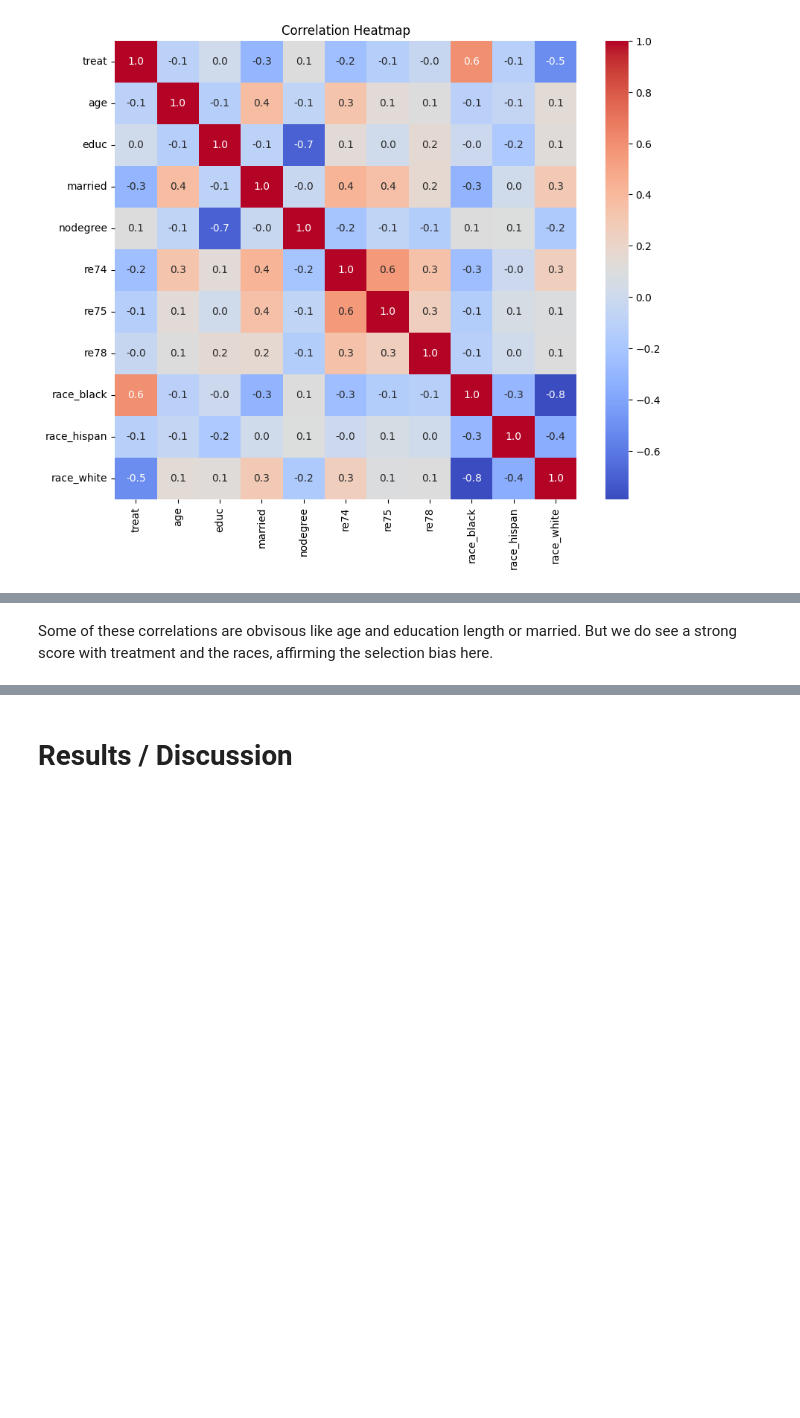
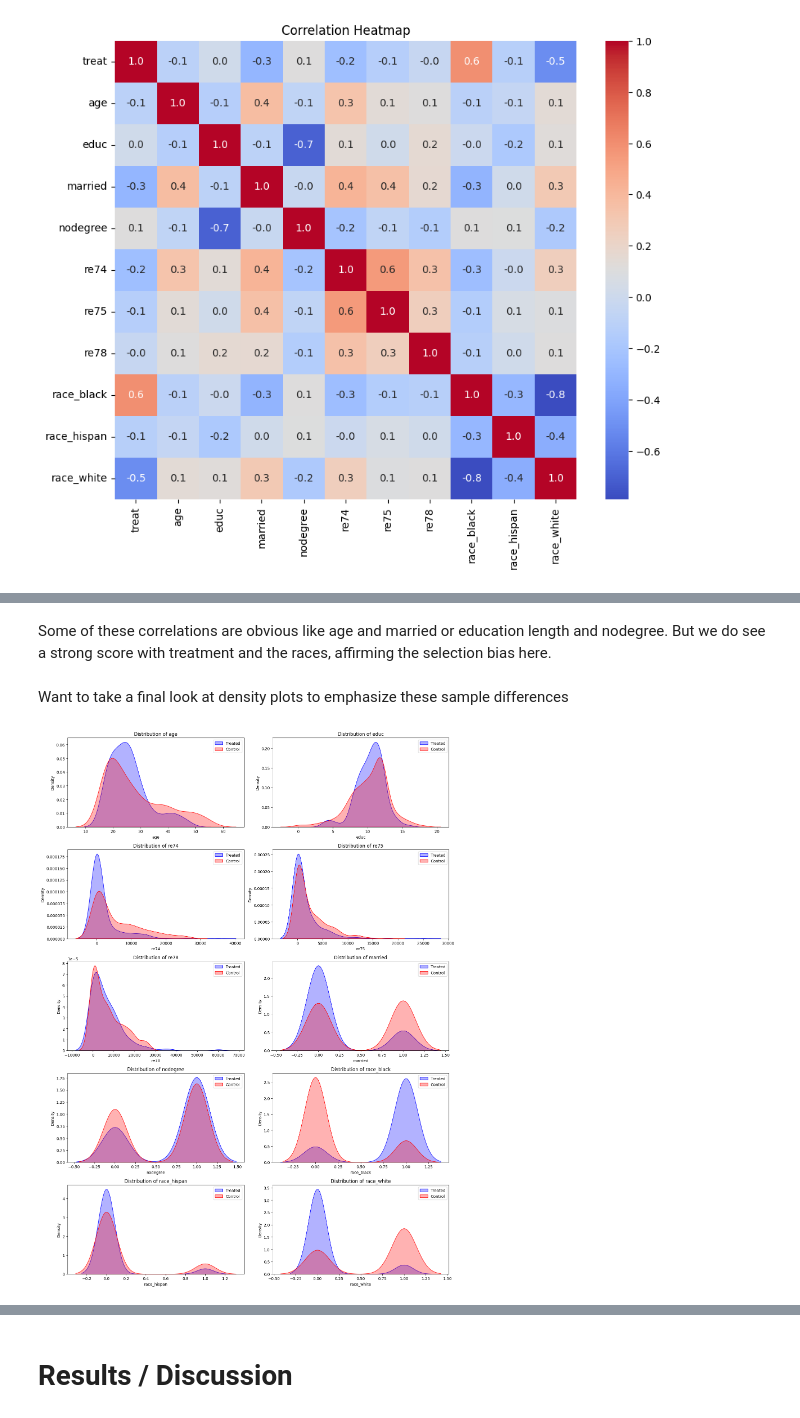
Before and after one commit to anicholson6/Personal-Portfolio, a Jupyter notebook: propensity/propensity_score_match.ipynb, the cells around one changed output, grey strips where cells are left out. Saved outputs shown, nothing was run; the diff lists cells and outputs as text; code cells hidden in the pictures; blank space fills up the shorter version.

```diff
--- a/propensity/propensity_score_match.ipynb
+++ b/propensity/propensity_score_match.ipynb
@@ -124,4 +128,27 @@ corr
 | race_hispan | -0.117983 | -0.053400 | -0.174153 | 0.021549 | 0.100869 | -0.007091 | 0.061589 | 0.015325 | -0.294973 | 1.000000 | ... |
 | race_white | -0.511959 | 0.142707 | 0.122400 | 0.296385 | -0.171841 | 0.256330 | 0.097692 | 0.108494 | -0.788491 | -0.355097 | ... |
 # %% [markdown]
-Some of these correlations are obvisous like age and education length or married. But we do see a strong score with treatment and the races, affirming the selection bias here.
+Some of these correlations are obvious like age and married or education length and nodegree. But we do see a strong score with treatment and the races, affirming the selection bias here.
+# %% [markdown]
+Want to take a final look at density plots to emphasize these sample differences
+# %%
+features = ['age', 'educ', 're74', 're75', 're78', 'married', 'nodegree', 'race_black', 'race_hispan', 'race_white']
+
+# subplotting
+n_features = len(features)
+n_cols = 2
+n_rows = (n_features + 1) // n_cols
+fig, axes = plt.subplots(n_rows, n_cols, figsize=(15, 20))
+axes = axes.flatten()
+
+for i, col in enumerate(features):
+    sns.kdeplot(data=df_encoded[df_encoded['treat'] == 1], x=col, label='Treated', ax=axes[i], fill=True, color='blue', alpha=0.3)
+    sns.kdeplot(data=df_encoded[df_encoded['treat'] == 0], x=col, label='Control', ax=axes[i], fill=True, color='red', alpha=0.3)
+    axes[i].set_title(f'Distribution of {col}')
+    axes[i].legend()
+
+plt.tight_layout()
+plt.savefig('Images/lalonde_distributions.png')
+plt.show()
+# %% [output]
+[figure, added]
```
Also changed, not shown: parts of 14 cells of this notebook, 2 other files.
